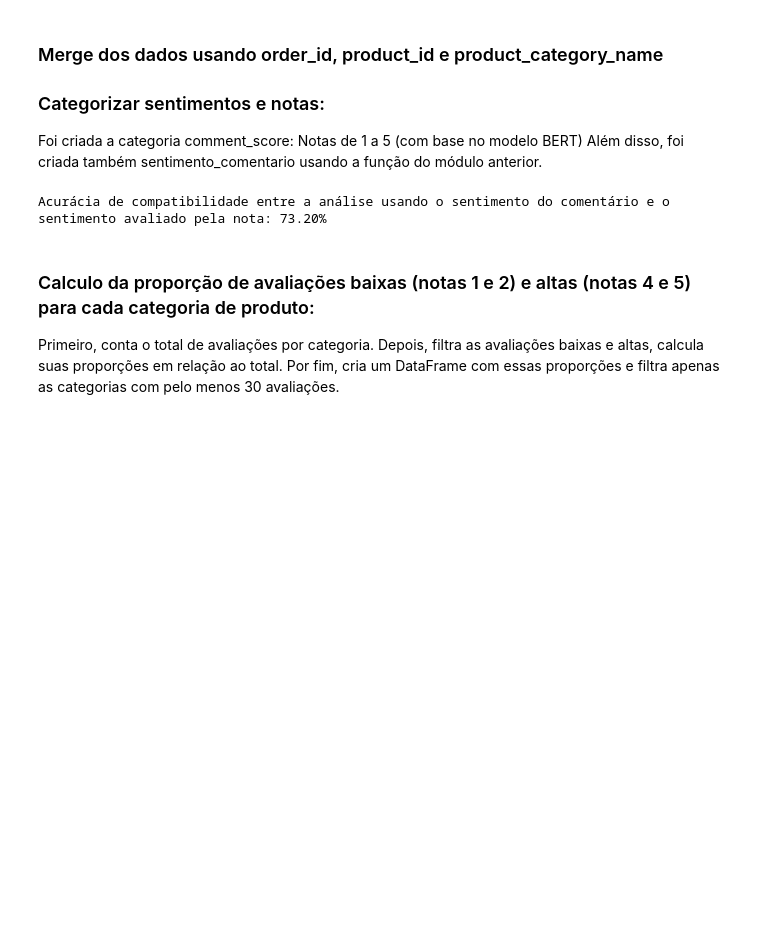
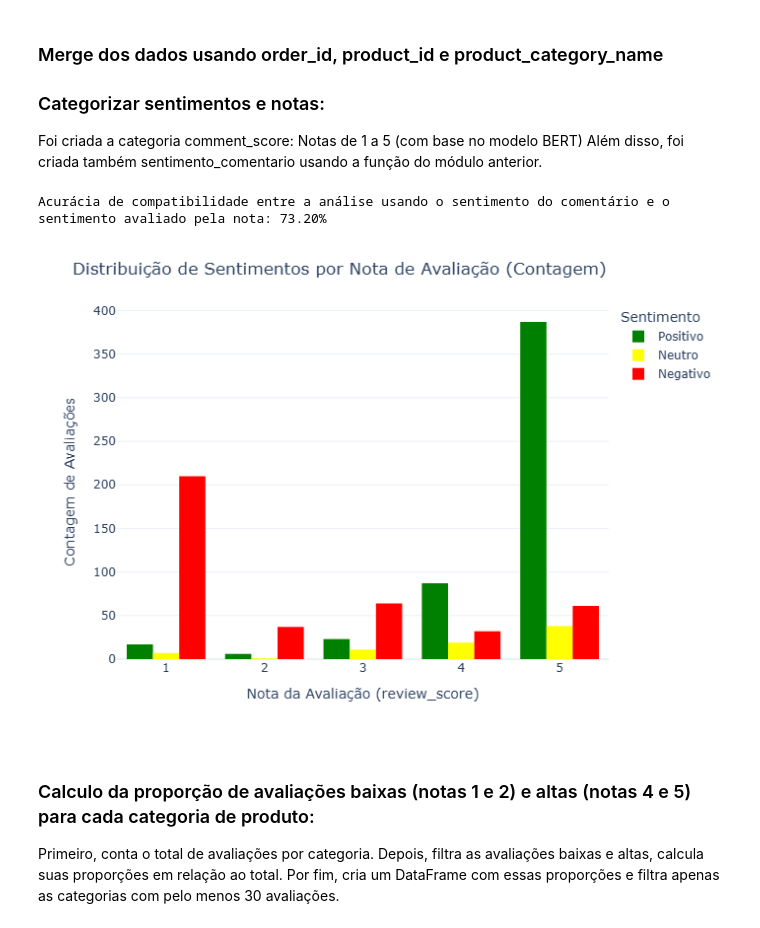
Before and after one commit to diegonhd/An-lise-de-sentimentos-de-avalia-es-de-produtos, a Jupyter notebook: analise_sentimentos.ipynb, the cells around one changed output. Drawn from its saved outputs; the diff is of its cells as text; code cells hidden in the pictures; blank space fills up the shorter version.

Commit message:
biblioteca Image para os charts

```diff
--- a/analise_sentimentos.ipynb
+++ b/analise_sentimentos.ipynb
@@ -86,33 +87,35 @@ df_final_amostra['sentimento_nota'] = df_final_amostra['review_score'].apply(cla
 fig = px.histogram(
     df_final_amostra,
     x="review_score",
     color="sentimento_comentario",
     color_discrete_map={
         'Positivo': 'green',
         'Neutro': 'yellow',
         'Negativo': 'red',
     },
     barmode='group',
     category_orders={
         "sentimento_comentario": ['Positivo', 'Neutro', 'Negativo']  # ordem desejada das cores
     }
 )
 
 fig.update_layout(
     title='Distribuição de Sentimentos por Nota de Avaliação (Contagem)',
     xaxis_title='Nota da Avaliação (review_score)',
     yaxis_title='Contagem de Avaliações',
     legend_title='Sentimento',
     bargap=0.2,
     template='plotly_white'
 )
 
 fig.write_image("figure.png")
 
 acuracia = (df_final_amostra['sentimento_comentario'] == df_final_amostra['sentimento_nota']).mean() * 100
 print(f"Acurácia de compatibilidade entre a análise usando o sentimento do comentário e o sentimento avaliado pela nota: {acuracia:.2f}%")
+Image("figure.png")
 # %% [output]
 Acurácia de compatibilidade entre a análise usando o sentimento do comentário e o sentimento avaliado pela nota: 73.20%
+[figure, added]
 # %% [markdown]
 ### Calculo da proporção de avaliações baixas (notas 1 e 2) e altas (notas 4 e 5) para cada categoria de produto:
 Primeiro, conta o total de avaliações por categoria.
```
Also changed, not shown: parts of 4 cells of this notebook, 3 other files.
